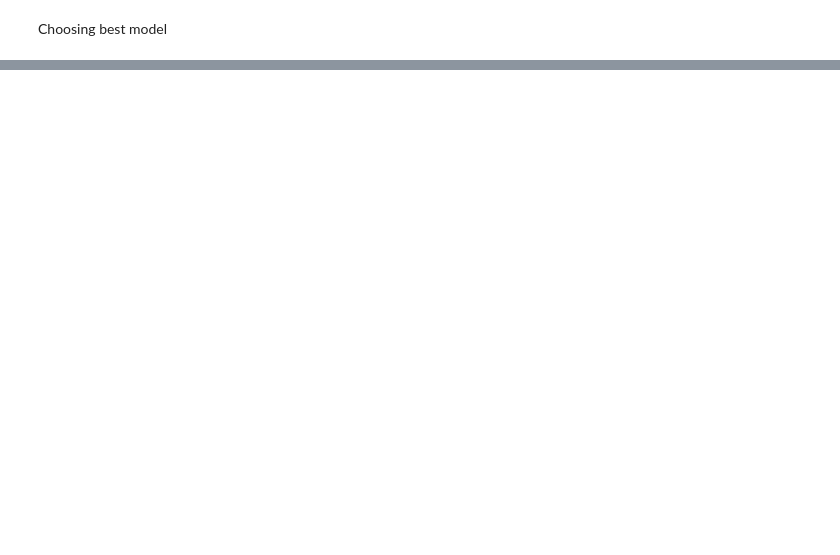
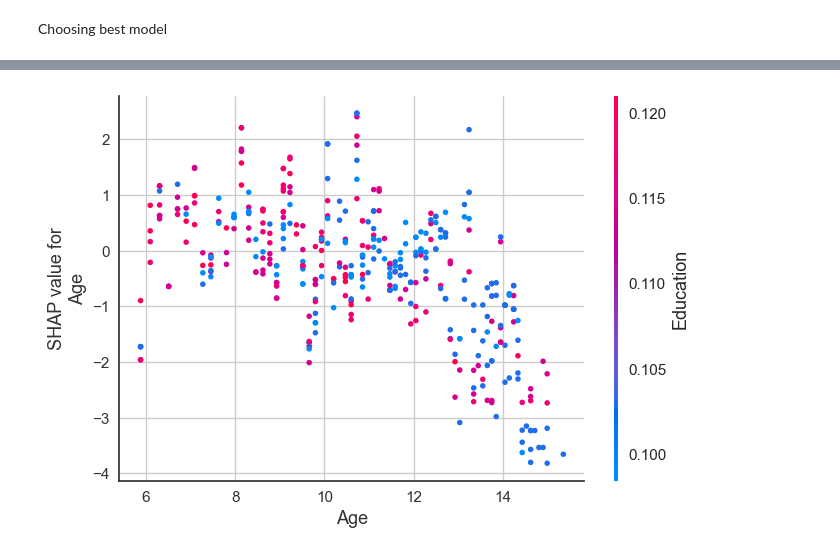
Before and after one commit to frazah/tobacco-analysis, a Jupyter notebook: src/notebooks/adults.ipynb, the cells around one changed output, grey strips where cells are left out. Drawn from its saved outputs; the diff is of its cells as text; code cells hidden in the pictures; blank space fills up the shorter version.

```diff
--- a/src/notebooks/adults.ipynb
+++ b/src/notebooks/adults.ipynb
@@ -312,0 +313,4 @@ pc.interpret_model(model, plot='summary')
+# %%
+pc.interpret_model(model, plot='correlation', feature='Age')
+# %% [output]
+[figure, added]
```
Also changed, not shown: parts of 10 cells of this notebook, 1 other file.
